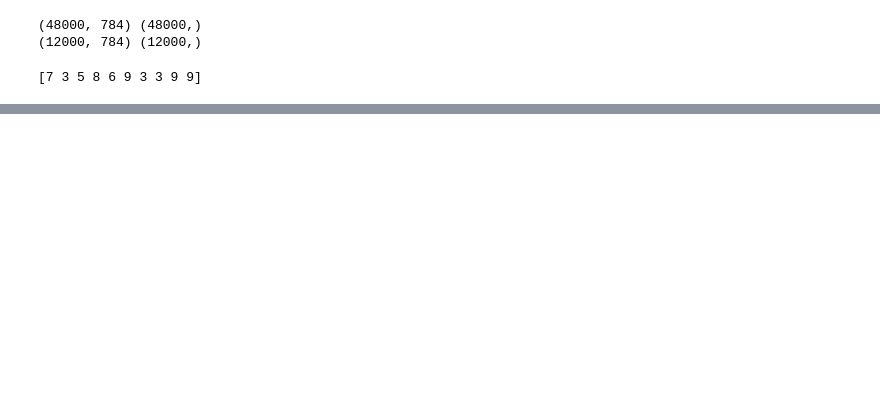
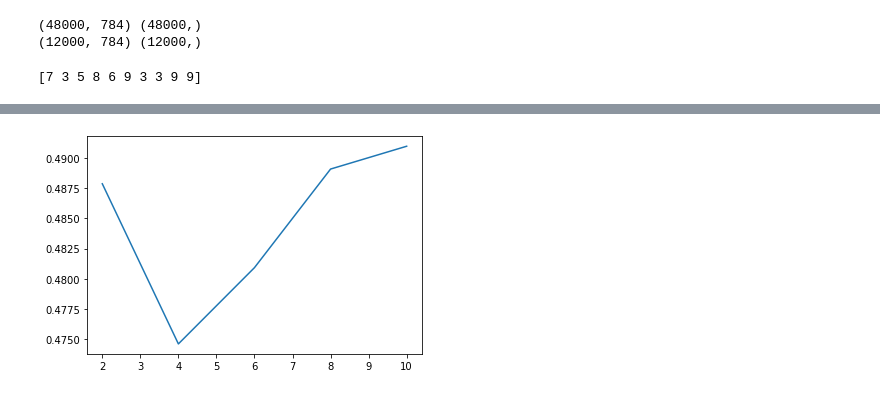
Before and after one commit to xcellentbird/Study-Machine_Learning-with-scikit-learn, a Jupyter notebook: 혼공머신_패션MNIST.ipynb, the cells around one changed output, grey strips where cells are left out. Drawn from its saved outputs; the diff is of its cells as text; code cells hidden in the pictures; blank space fills up the shorter version.

```diff
--- a/혼공머신_패션MNIST.ipynb
+++ b/혼공머신_패션MNIST.ipynb
@@ -93,10 +93,7 @@ dense = keras.layers.Dense(10, activation='softmax', input_shape=(784,))
 model = keras.Sequential(dense)
 
 # 다중 분류 손실 함수 적용. 도표를 출력하여 확인하기 위해 metrics 매개변수 사용
-model.compile(loss='sparse_categorical_crossentropy', metrics='accuracy')
+model.compile(loss='sparse_categorical_crossentropy')
 print(train_target[:10])
 # %% [output]
 [7 3 5 8 6 9 3 3 9 9]
-# %%
-model.fit(train_scaled, train_target, epochs=5)
-model.evaluate(val_scaled, val_target)
@@ -115,0 +100,11 @@ Epoch 5/5
+# %%
+# epoch반복을 5회로 정하고 학습 및 평가
+epoch_list = list(range(2, 11, 2))
+score = []
+for epoch in epoch_list:
+  model.fit(train_scaled, train_target, epochs=epoch)
+  score.append(model.evaluate(val_scaled, val_target))
+
+plt.plot(epoch_list, score)
+plt.show()
+# %% [output]
@@ -115,0 +128 @@ Epoch 5/5
+[figure, added]
```
Also changed, not shown: parts of 3 cells of this notebook.
